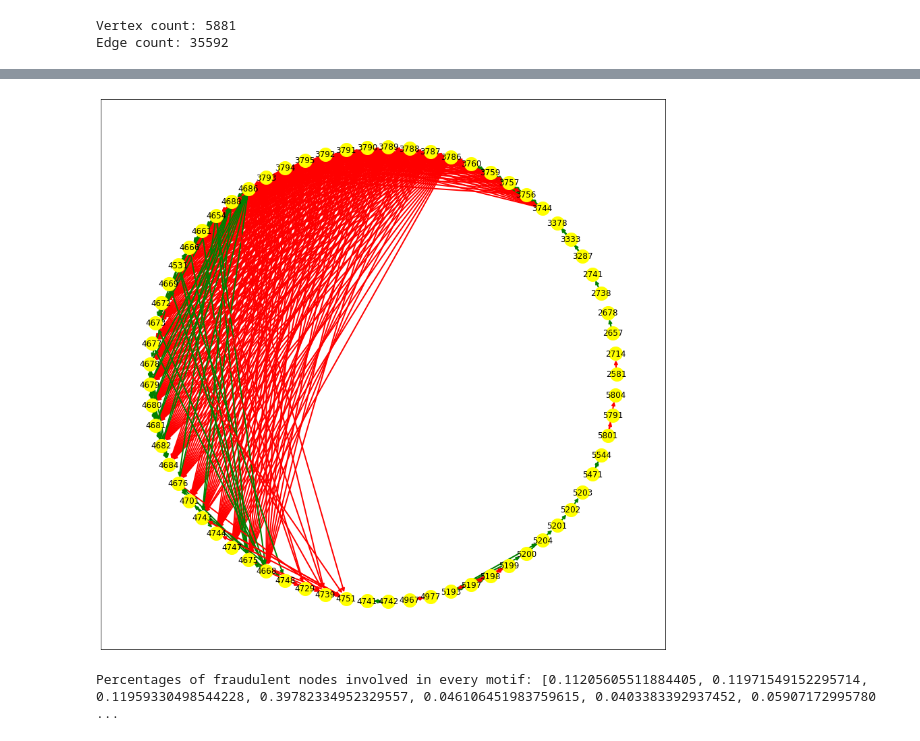
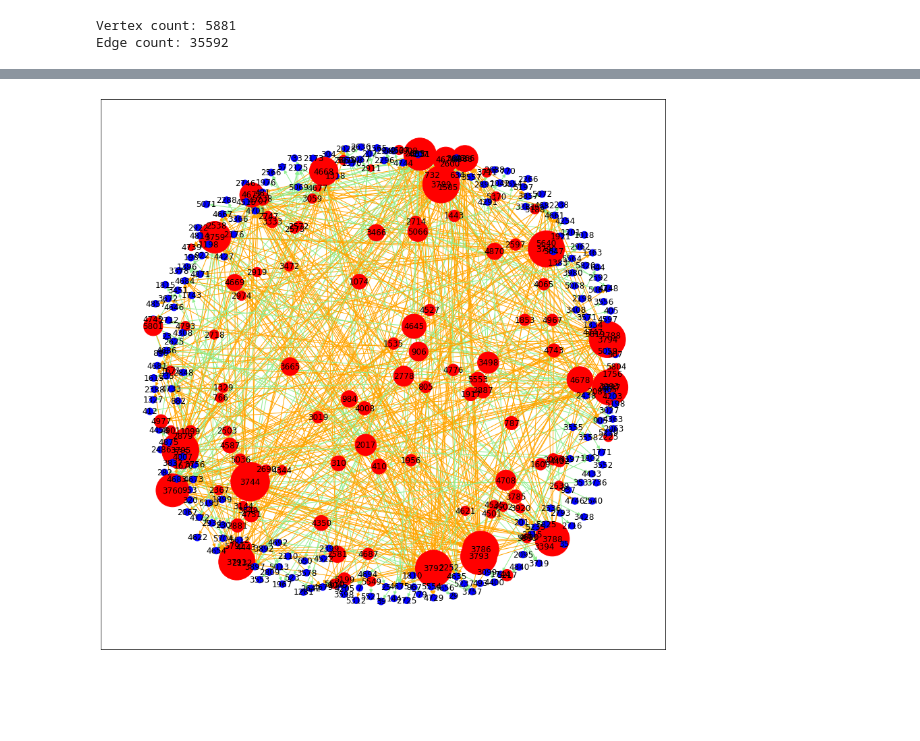
Before and after one commit to Starkiller13/LFN_project, a Jupyter notebook: prova.ipynb, the cells around one changed output, grey strips where cells are left out. Saved outputs shown, nothing was run; the diff lists cells and outputs as text; code cells hidden in the pictures; blank space fills up the shorter version.

Commit message:
seeing the light at the end of the tunnel

```diff
--- a/prova.ipynb
+++ b/prova.ipynb
@@ -52,12 +50,0 @@ Some simple statistics:
-# %%
-g_closeness = closeness(g).get_array()
-for i,val in enumerate(g_closeness):
-    if str(val).lower()  == "nan":
-        g_closeness[i] = 0
-print("max closeness centrality vertex",g.vp['name'][g_closeness.argmax()],"with value: ",g_closeness.max())
-
-g_betweenness = betweenness(g)[0].get_array()#node betweenness
-print("max betweenness centrality vertex",g.vp['name'][g_betweenness.argmax()],"with value: ",g_betweenness.max())
-
-g_cc = global_clustering(g)
-print("Global clustering coefficient:",g_cc[0],"with std:",g_cc[1])
@@ -115,7 +110,4 @@ for l in file:
         G.add_edge(int(ls[0]), int(ls[1]), weight = float(ls[2])/10) ## the weight should already be in the range of -1 to 1
 file.close()
 fairness, goodness = compute_fairness_goodness(G,10000)
-badguys = set()
-for i in goodness:
-    if goodness[i] < -0.5 or fairness[i] < 0.25:
-        badguys.add(int(i))
+trustability = [fairness[i]*goodness[i] for i in fairness.keys()]
@@ -124,46 +119,25 @@ Classification of bad and good nodes using a new vertex property.
 # %%
-g.vp['good'] = g.new_vp('int')
-for i in g.vertices():
-    if int(float(g.vp['name'][i])) in badguys:
-        g.vp['good'][i] = -1
-    else:
-        g.vp['good'][i] = 1
+TRESHOLD = -0.4 # Tunable parameter, can be set considering the graph above
+badguys = set()
+for i in goodness:
+    if goodness[i]*fairness[i]< TRESHOLD:
+        badguys.add(int(i))
 #graph_draw(g, output_size=(3000, 1500),vertex_fill_color = g.vp['good'], edge_color = g.ep['weight'], output="prova1.png")
 # %%
-import matplotlib.pyplot as plt
-G1 = nx.DiGraph()
-badguys_color = []
+G1 = nx.MultiDiGraph()
+
 for i,j,dt in G.edges(data = True):
-    if i in badguys and j in badguys:
+    if i in badguys:
         G1.add_node(i)
         G1.add_node(j)
         G1.add_edge(i,j,weight = dt['weight'])
+
 plt.figure(figsize=(15, 15))
-edges,weights = zip(*nx.get_edge_attributes(G1,'weight').items())
-nx.draw_networkx(G1,with_labels = True,pos = nx.circular_layout(G1),
-            edge_color = ["red" if i<0 else "green" for i in weights],
-            width=2.0,node_color = "yellow", node_size= 400)
+nx.draw_networkx(G1,with_labels = True, pos=nx.spring_layout(G1), width=1.0,
+    node_color = ["red" if n in badguys else "blue" for n in G1.nodes()],
+    edge_color=["orange"if e[2]<0 else "lightgreen" for e in G1.edges(data='weight')],
+    node_size= [100+len(n[1])*100 for n in G1.adjacency()])
 plt.rcParams['axes.facecolor']='white'
 #plt.savefig("drawings/bg_chart_"+DATA_FILE[5:-4]+".png")
 # %% [output]
-[figure, old version]
+[figure, new version]
-# %%
-motif_res = motifs(g,k=3, return_maps=True)#ESU implemented motif count
-graphlets_c = [[0]*g.num_vertices() for i in range(len(motif_res[0]))]
-for i,subg in enumerate(motif_res[2]):
-    for l in subg:
-        for n in l.get_array():
-            graphlets_c[i][int(n)]+=1
-
-bad = [0]*13
-total = [0]*13
-for i,k in enumerate(graphlets_c):
-    for j,p in enumerate(k):
-        if int(float(g.vp['name'][j])) in badguys:
-            bad[i]+=p
-        total[i]+=p
-
-res = [x/total[i] for i,x in enumerate(bad)]
-print("Percentages of fraudulent nodes involved in every motif:",res)
-# %% [output]
-Percentages of fraudulent nodes involved in every motif: [0.11205605511884405, 0.11971549152295714, 0.11959330498544228, 0.39782334952329557, 0.046106451983759615, 0.0403383392937452, 0.05907172995780 ...
```
Also changed, not shown: parts of 13 cells of this notebook, 20 other files.
